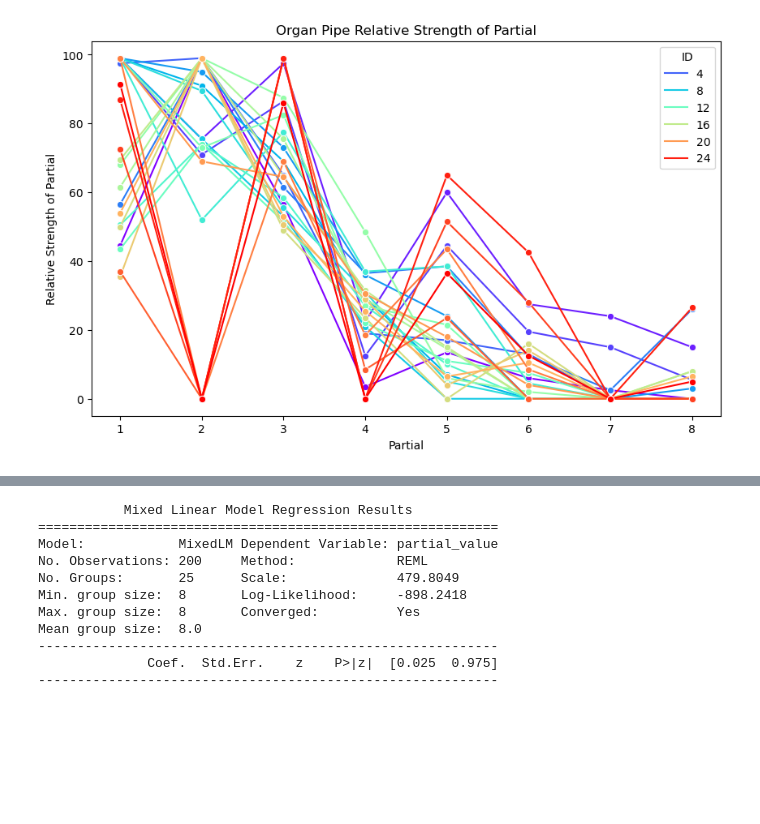
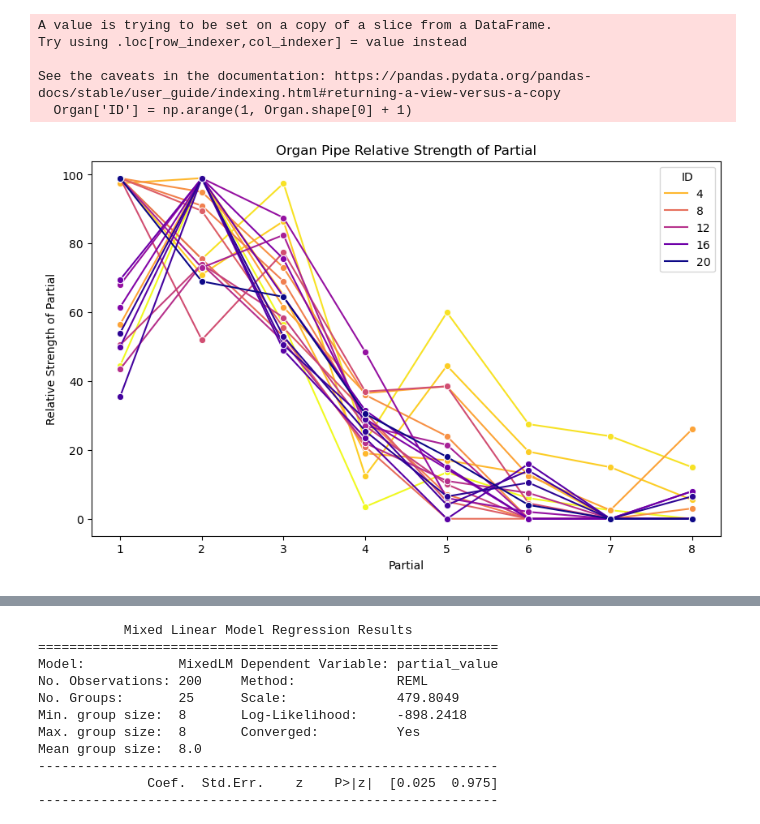
Before and after one commit to mcyanam/STAT409Project, a Jupyter notebook: Codes/GAM.ipynb, the cells around one changed output, grey strips where cells are left out. Saved outputs shown, nothing was run; the diff lists cells and outputs as text; code cells hidden in the pictures; blank space fills up the shorter version.

```diff
--- a/Codes/GAM.ipynb
+++ b/Codes/GAM.ipynb
@@ -15,28 +15,35 @@ Organ2 = pd.read_csv("/Users/meghana/Desktop/STAT/STAT409/STAT409Project/Data/Or
 # %%
 
 # Add ID and reshape dataframe
-Organ2['ID'] = np.arange(1, Organ2.shape[0] + 1)
-Organ2_long = Organ2.melt(id_vars=['ID', 'isBourdon', 'cutUpHeight', 'diameterToe', 'acousticIntensity'],
-                          value_vars=[col for col in Organ2.columns if "Partial" in col],
+Organ = Organ2[Organ2['isBourdon'] == 0]
+Organ['ID'] = np.arange(1, Organ.shape[0] + 1)
+Organ_long = Organ.melt(id_vars=['ID', 'isBourdon', 'cutUpHeight', 'diameterToe', 'acousticIntensity'],
+                          value_vars=[col for col in Organ.columns if "Partial" in col],
                           var_name="name_p", value_name="partial_value")
 
 # Split 'name_p' column
-Organ2_long['type'] = Organ2_long['name_p'].str.split("Partial").str[0]
-Organ2_long['partial_num'] = Organ2_long['name_p'].str.split("Partial").str[1].astype(float)
+Organ_long['type'] = Organ_long['name_p'].str.split("Partial").str[0]
+Organ_long['partial_num'] = Organ_long['name_p'].str.split("Partial").str[1].astype(float)
+# %% [output]
+A value is trying to be set on a copy of a slice from a DataFrame.
+Try using .loc[row_indexer,col_indexer] = value instead
+
+See the caveats in the documentation: https://pandas.pydata.org/pandas-docs/stable/user_guide/indexing.html#returning-a-view-versus-a-copy
+  Organ['ID'] = np.arange(1, Organ.shape[0] + 1)
 # %%
 # Summarize data
-summaryData = Organ2_long.groupby(['ID', 'partial_num', 'isBourdon', 'cutUpHeight', 'diameterToe', 'acousticIntensity'],
+summaryData = Organ_long.groupby(['ID', 'partial_num', 'isBourdon', 'cutUpHeight', 'diameterToe', 'acousticIntensity'],
                                   as_index=False)['partial_value'].mean()
 
 # Plot data
 plt.figure(figsize=(10,6))
-sns.lineplot(data=summaryData, x='partial_num', y='partial_value', hue='ID', marker='o', palette='rainbow')
+sns.lineplot(data=summaryData, x='partial_num', y='partial_value', hue='ID', marker='o', palette='plasma_r')
 plt.xlabel('Partial')
 plt.ylabel('Relative Strength of Partial')
 plt.title('Organ Pipe Relative Strength of Partial')
 plt.show()
 # %% [output]
-[figure, old version]
+[figure, new version]
 # %%
 # GAM modeling
 X = summaryData[['partial_num']].values
```
Also changed, not shown: parts of 5 cells of this notebook.
